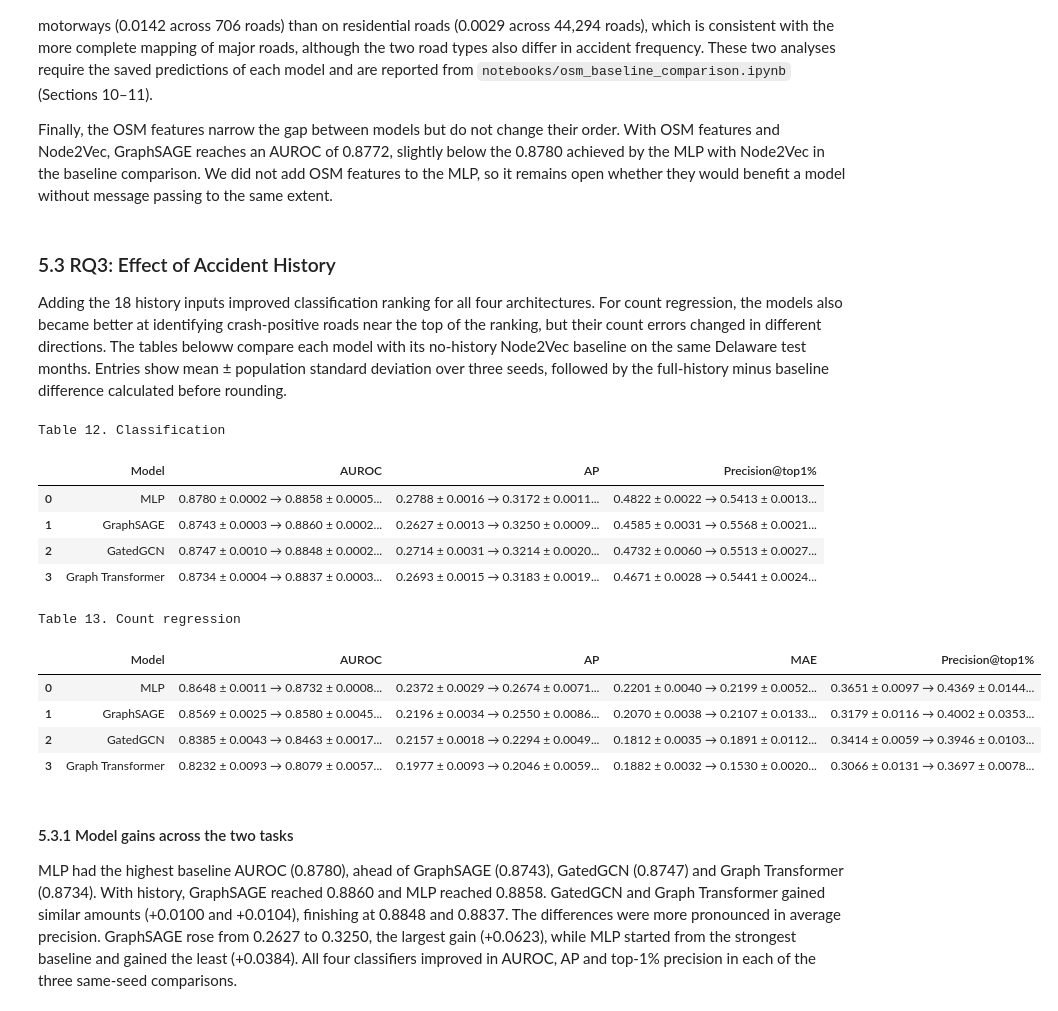
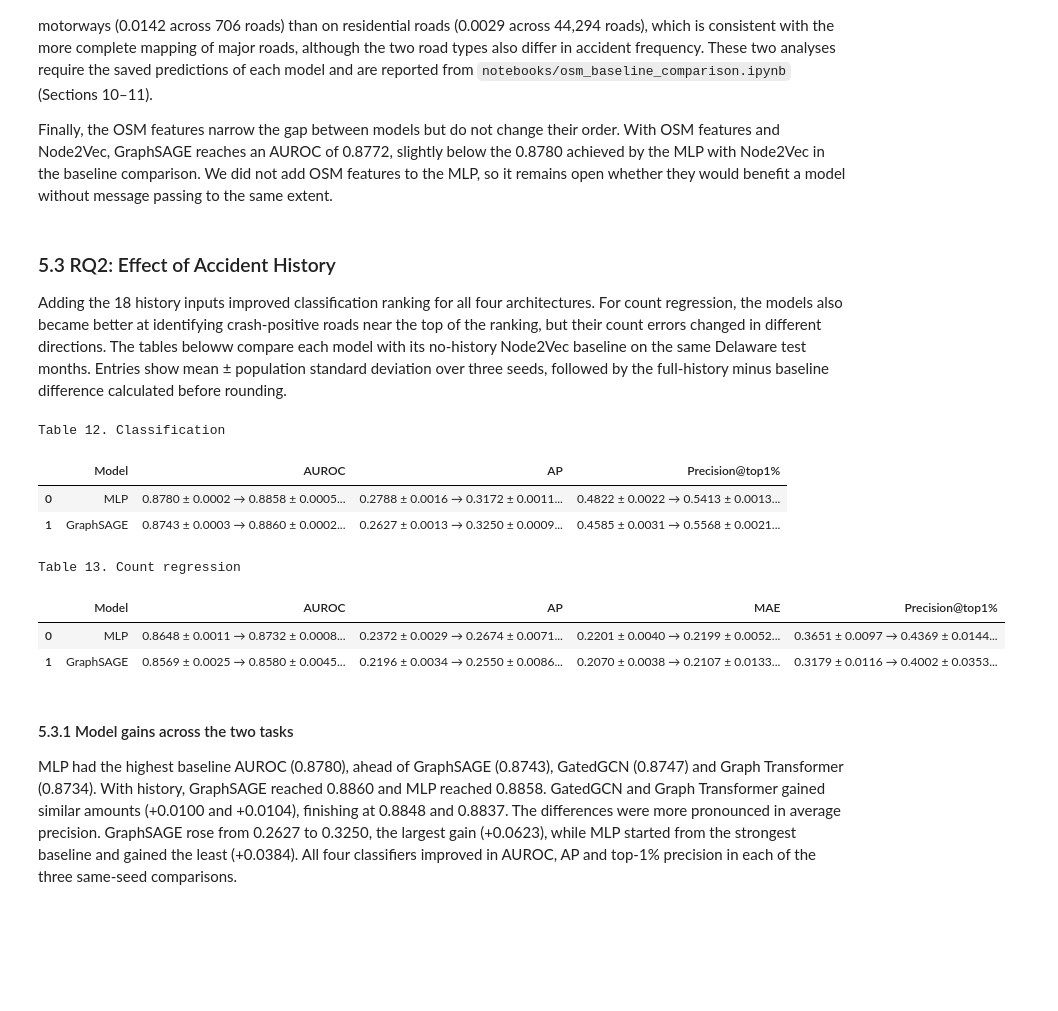
Before and after one commit to aaronteork/CS5284_GML, a Jupyter notebook: Final_Report.ipynb, the cells around one changed output. Drawn from its saved outputs; the diff is of its cells as text; code cells hidden in the pictures; blank space fills up the shorter version.

```diff
--- a/Final_Report.ipynb
+++ b/Final_Report.ipynb
@@ -648,6 +662,8 @@ summary_settings = ("Original", "Original + OSM", "Original + history", "Origina
 summary_rows, summary_sources = [], []
 for setting in summary_settings:
     for label, model, baseline_template in summary_models:
+        if setting != "Original + OSM + history" and model not in ("mlp", "graphsage"):
+            continue
         row = {"Inputs": setting, "Model": label}
         for task in ("classification", "regression"):
             if setting == "Original":
@@ -789,30 +797,27 @@ The improvement is also consistent over time and across road types. With Node2Ve
 
 Finally, the OSM features narrow the gap between models but do not change their order. With OSM features and Node2Vec, GraphSAGE reaches an AUROC of 0.8772, slightly below the 0.8780 achieved by the MLP with Node2Vec in the baseline comparison. We did not add OSM features to the MLP, so it remains open whether they would benefit a model without message passing to the same extent.
 # %% [markdown]
-### 5.3 RQ3: Effect of Accident History
+### 5.3 RQ2: Effect of Accident History
 
 Adding the 18 history inputs improved classification ranking for all four architectures. For count regression, the models also became better at identifying crash-positive roads near the top of the ranking, but their count errors changed in different directions. The tables beloww compare each model with its no-history Node2Vec baseline on the same Delaware test months. Entries show mean ± population standard deviation over three seeds, followed by the full-history minus baseline difference calculated before rounding.
 # %%
 from src.history.report import load_history_results, history_comparison_table
 
 full_history_root = PROJECT_DIR / "results" / "history_100_epochs"
 history_results = load_history_results(PROJECT_DIR / "results", full_history_root)
 for task in ("classification", "regression"):
     print("Classification" if task == "classification" else "Count regression")
-    display(history_comparison_table(history_results, task))
+    table = history_comparison_table(history_results, task)
+    display(table.loc[table["Model"].isin(["MLP", "GraphSAGE"])])
 # %% [output]
 Table 12. Classification
 |  | Model | AUROC | AP | Precision@top1% |
 | 0 | MLP | 0.8780 ± 0.0002 → 0.8858 ± 0.0005... | 0.2788 ± 0.0016 → 0.3172 ± 0.0011... | 0.4822 ± 0.0022 → 0.5413 ± 0.0013... |
 | 1 | GraphSAGE | 0.8743 ± 0.0003 → 0.8860 ± 0.0002... | 0.2627 ± 0.0013 → 0.3250 ± 0.0009... | 0.4585 ± 0.0031 → 0.5568 ± 0.0021... |
-| 2 | GatedGCN | 0.8747 ± 0.0010 → 0.8848 ± 0.0002... | 0.2714 ± 0.0031 → 0.3214 ± 0.0020... | 0.4732 ± 0.0060 → 0.5513 ± 0.0027... |
-| 3 | Graph Transformer | 0.8734 ± 0.0004 → 0.8837 ± 0.0003... | 0.2693 ± 0.0015 → 0.3183 ± 0.0019... | 0.4671 ± 0.0028 → 0.5441 ± 0.0024... |
 Table 13. Count regression
 |  | Model | AUROC | AP | MAE | Precision@top1% |
 | 0 | MLP | 0.8648 ± 0.0011 → 0.8732 ± 0.0008... | 0.2372 ± 0.0029 → 0.2674 ± 0.0071... | 0.2201 ± 0.0040 → 0.2199 ± 0.0052... | 0.3651 ± 0.0097 → 0.4369 ± 0.0144... |
 | 1 | GraphSAGE | 0.8569 ± 0.0025 → 0.8580 ± 0.0045... | 0.2196 ± 0.0034 → 0.2550 ± 0.0086... | 0.2070 ± 0.0038 → 0.2107 ± 0.0133... | 0.3179 ± 0.0116 → 0.4002 ± 0.0353... |
-| 2 | GatedGCN | 0.8385 ± 0.0043 → 0.8463 ± 0.0017... | 0.2157 ± 0.0018 → 0.2294 ± 0.0049... | 0.1812 ± 0.0035 → 0.1891 ± 0.0112... | 0.3414 ± 0.0059 → 0.3946 ± 0.0103... |
-| 3 | Graph Transformer | 0.8232 ± 0.0093 → 0.8079 ± 0.0057... | 0.1977 ± 0.0093 → 0.2046 ± 0.0059... | 0.1882 ± 0.0032 → 0.1530 ± 0.0020... | 0.3066 ± 0.0131 → 0.3697 ± 0.0078... |
 # %% [markdown]
 #### 5.3.1 Model gains across the two tasks
 
```
Also changed, not shown: parts of 29 cells of this notebook.
